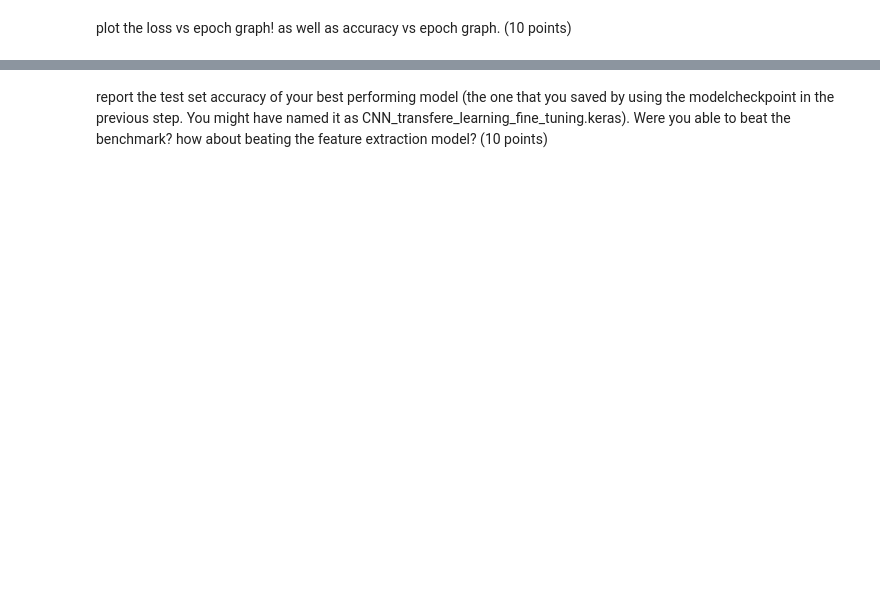
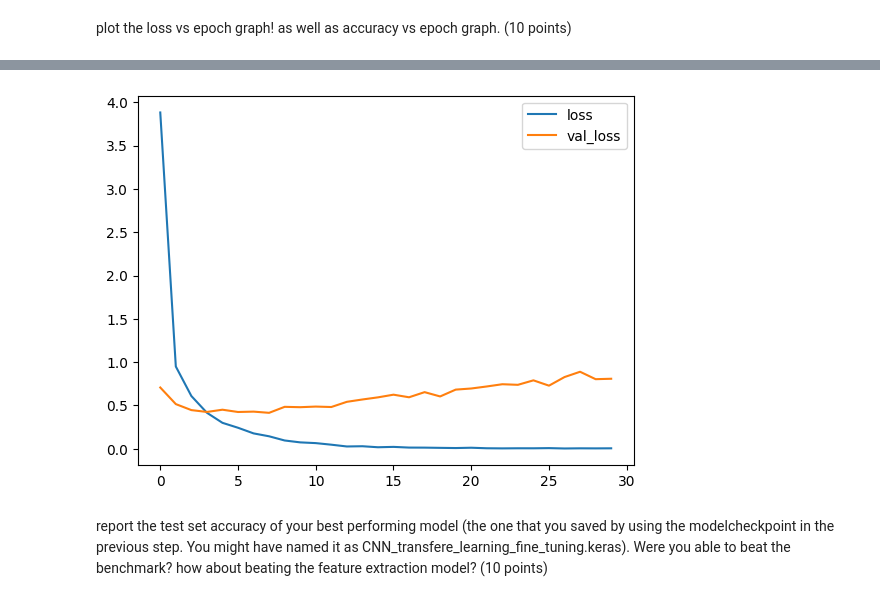
Before and after one commit to annelise-rasmussen/Deep_Learning_Projects, a Jupyter notebook: HW_5_2_AnneliseRasmussen.ipynb, the cells around one changed output, grey strips where cells are left out. Saved outputs shown, nothing was run; the diff lists cells and outputs as text; code cells hidden in the pictures; blank space fills up the shorter version.

```diff
--- a/HW_5_2_AnneliseRasmussen.ipynb
+++ b/HW_5_2_AnneliseRasmussen.ipynb
@@ -328,2 +512,7 @@ plot the loss vs epoch graph! as well as accuracy vs epoch graph. (10 points)
+# %%
+metrics[['loss','val_loss']].plot()
+plt.show()
+# %% [output]
+[figure, added]
 # %% [markdown]
 report the test set accuracy of your best performing model (the one that you saved by using the modelcheckpoint in the previous step. You might have named it as CNN_transfere_learning_fine_tuning.keras). Were you able to beat the benchmark? how about beating the feature extraction model? (10 points)
```
Also changed, not shown: parts of 32 cells of this notebook.
